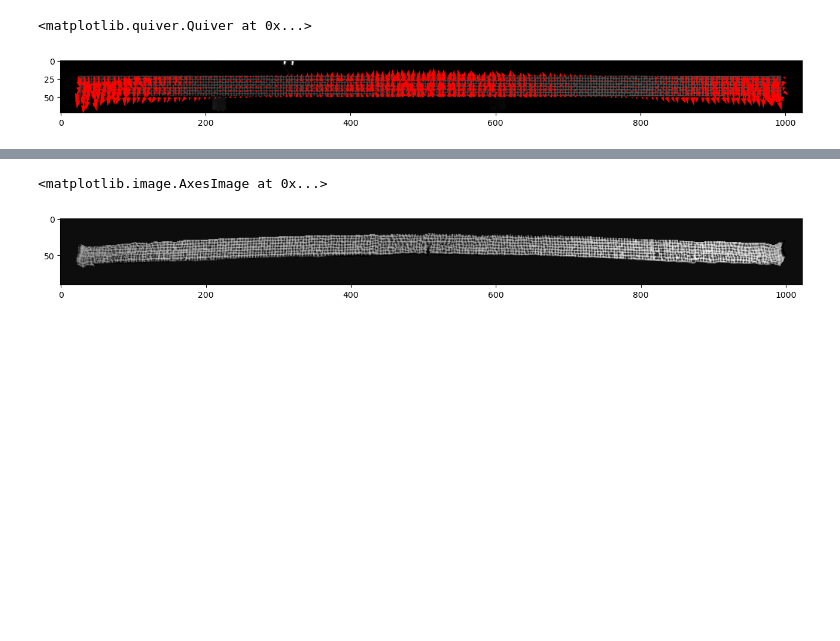
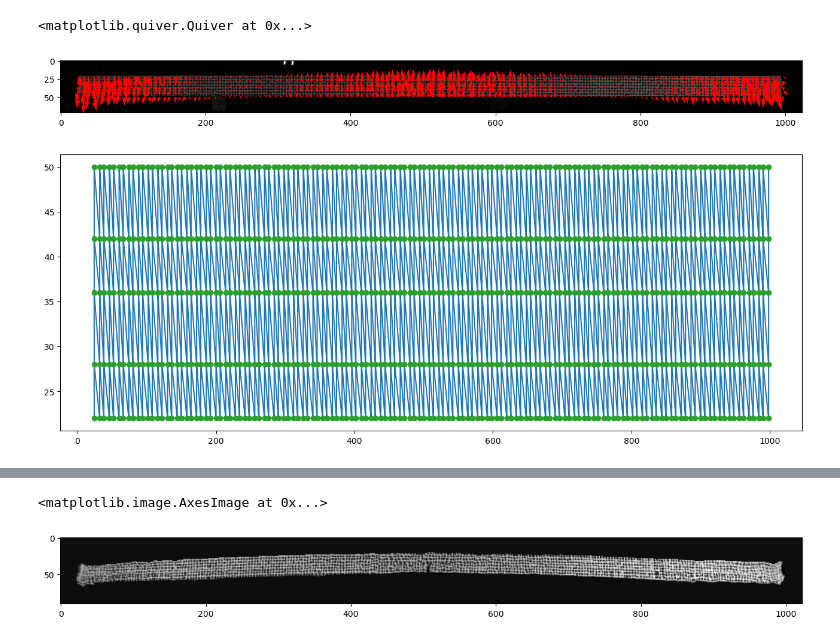
Before and after one commit to ladisk/pyidi, a Jupyter notebook: MM_dev.ipynb, the cells around one changed output, grey strips where cells are left out. Drawn from its saved outputs; the diff is of its cells as text; code cells hidden in the pictures; blank space fills up the shorter version.

Commit message:
Scipy implementation of mesh gen and warping

```diff
--- a/MM_dev.ipynb
+++ b/MM_dev.ipynb
@@ -25,6 +26,8 @@ plt.imshow(fig, 'gray')
 vect_0 = np.loadtxt("C:\\Users\\kristofc\\Doktorat\\Projekti\\Clanek I\\Python Nosilec\\vect_0.txt")
 vect_1 = np.loadtxt("C:\\Users\\kristofc\\Doktorat\\Projekti\\Clanek I\\Python Nosilec\\vect_1.txt")
 coord  = np.loadtxt("C:\\Users\\kristofc\\Doktorat\\Projekti\\Clanek I\\Python Nosilec\\coord.txt")
+
+coord[:,[0,1]] = coord[:,[1,0]]
 # %%
 mode_0 = vect_0[0,:]
 mode_1 = vect_1[0,:]
@@ -36,7 +39,7 @@ plt.quiver(coord[:,1], coord[:,0], mode_1, mode_0, color = 'r', scale = 1.1)
 <matplotlib.quiver.Quiver at 0x...>
 [figure]
 # %%
-mesh = pv.PolyData(np.column_stack((coord[:,1], coord[:,0], np.zeros(coord.shape[0]))))
+mesh = pv.PolyData(np.column_stack((coord[:,0], coord[:,1], np.zeros(coord.shape[0]))))
 
 shell = mesh.delaunay_2d()
 
@@ -44,3 +47,11 @@ vect = np.column_stack((mode_1, -mode_0, np.ones(mode_0.shape) * 0.01))
 
 shell.add_field_data(vect, "vectors")
 shell_def = shell.warp_by_vector(vectors="vectors", factor = 500)
+# %%
+aaa = np.reshape(shell.faces, (shell.n_cells, 4))[:,1:]
+
+plt.triplot(shell.points[:,0], shell.points[:,1], aaa)
+plt.plot(shell.points[:,0], shell.points[:,1], 'o')
+plt.show()
+# %% [output]
+[figure, added]
```
Also changed, not shown: parts of 7 cells of this notebook, 1 other file.
